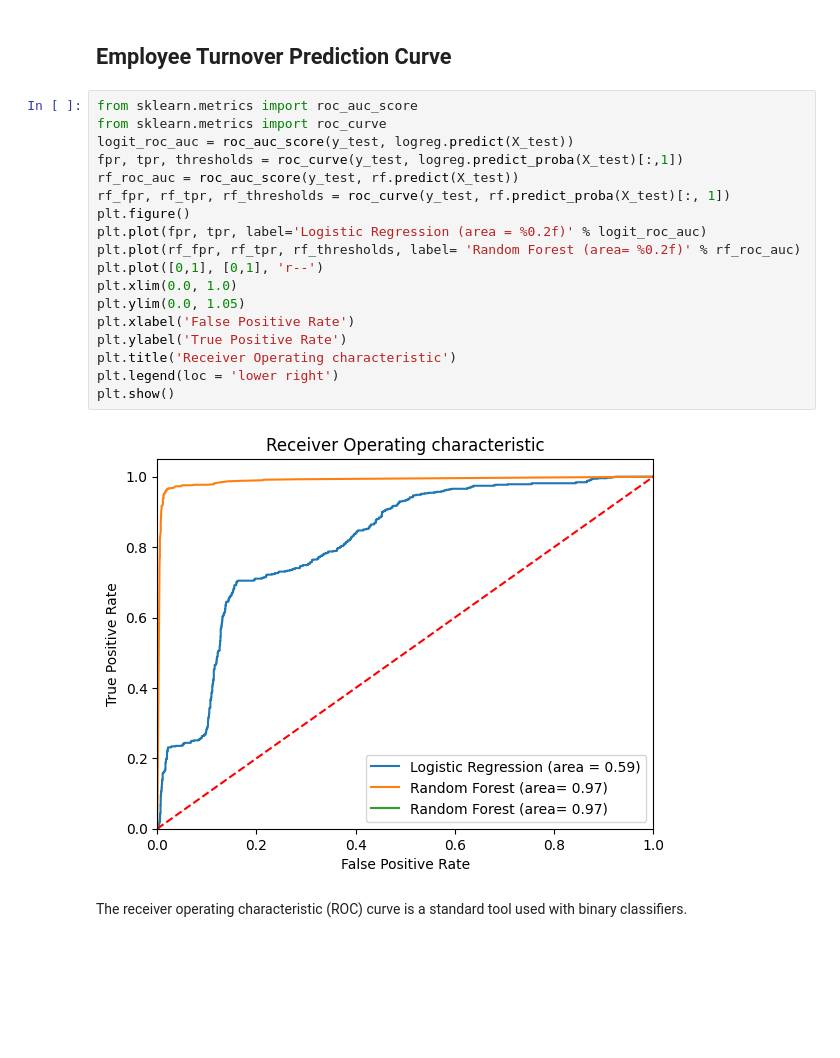
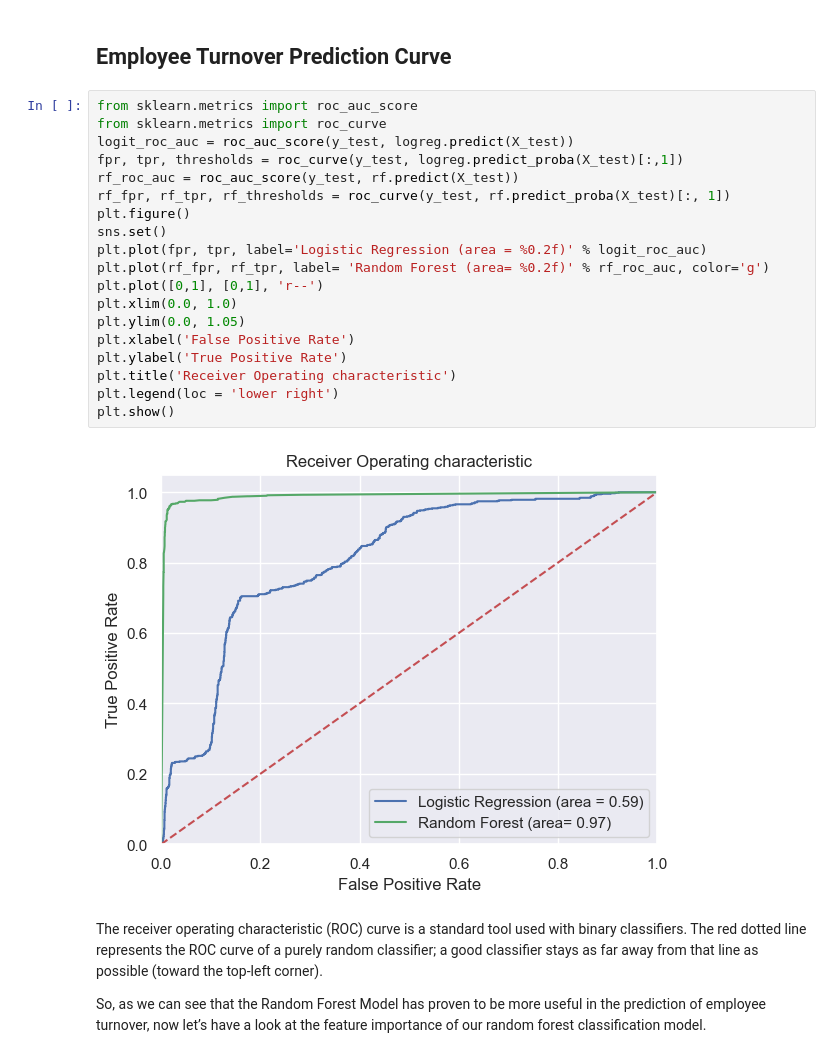
Before and after one commit to parashardevesh/emp-turnover-prediction, a Jupyter notebook: Notebook.ipynb, the cells around one changed output. Cells and saved outputs as stored; diff of their text form; blank space fills up the shorter version.

Commit message:
fixed little error in graph code

```diff
--- a/Notebook.ipynb
+++ b/Notebook.ipynb
@@ -294,22 +294,25 @@ plt.show()
 # %%
 from sklearn.metrics import roc_auc_score
 from sklearn.metrics import roc_curve
 logit_roc_auc = roc_auc_score(y_test, logreg.predict(X_test))
 fpr, tpr, thresholds = roc_curve(y_test, logreg.predict_proba(X_test)[:,1])
 rf_roc_auc = roc_auc_score(y_test, rf.predict(X_test))
 rf_fpr, rf_tpr, rf_thresholds = roc_curve(y_test, rf.predict_proba(X_test)[:, 1])
 plt.figure()
+sns.set()
 plt.plot(fpr, tpr, label='Logistic Regression (area = %0.2f)' % logit_roc_auc)
-plt.plot(rf_fpr, rf_tpr, rf_thresholds, label= 'Random Forest (area= %0.2f)' % rf_roc_auc)
+plt.plot(rf_fpr, rf_tpr, label= 'Random Forest (area= %0.2f)' % rf_roc_auc, color='g')
 plt.plot([0,1], [0,1], 'r--')
 plt.xlim(0.0, 1.0)
 plt.ylim(0.0, 1.05)
 plt.xlabel('False Positive Rate')
 plt.ylabel('True Positive Rate')
 plt.title('Receiver Operating characteristic')
 plt.legend(loc = 'lower right')
 plt.show()
 # %% [output]
-[figure, old version]
+[figure, new version]
-# %% [markdown]
-The receiver operating characteristic (ROC) curve is a standard tool used with binary classifiers.
+# %% [markdown]
+The receiver operating characteristic (ROC) curve is a standard tool used with binary classifiers. The red dotted line represents the ROC curve of a purely random classifier; a good classifier stays as far away from that line as possible (toward the top-left corner).
+
+So, as we can see that the Random Forest Model has proven to be more useful in the prediction of employee turnover, now let’s have a look at the feature importance of our random forest classification model.
```
